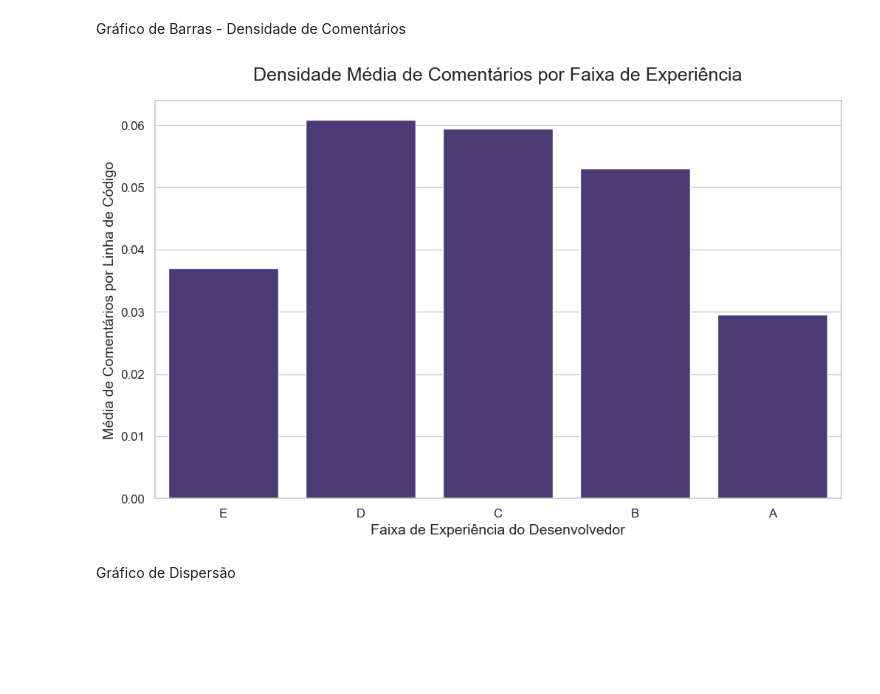
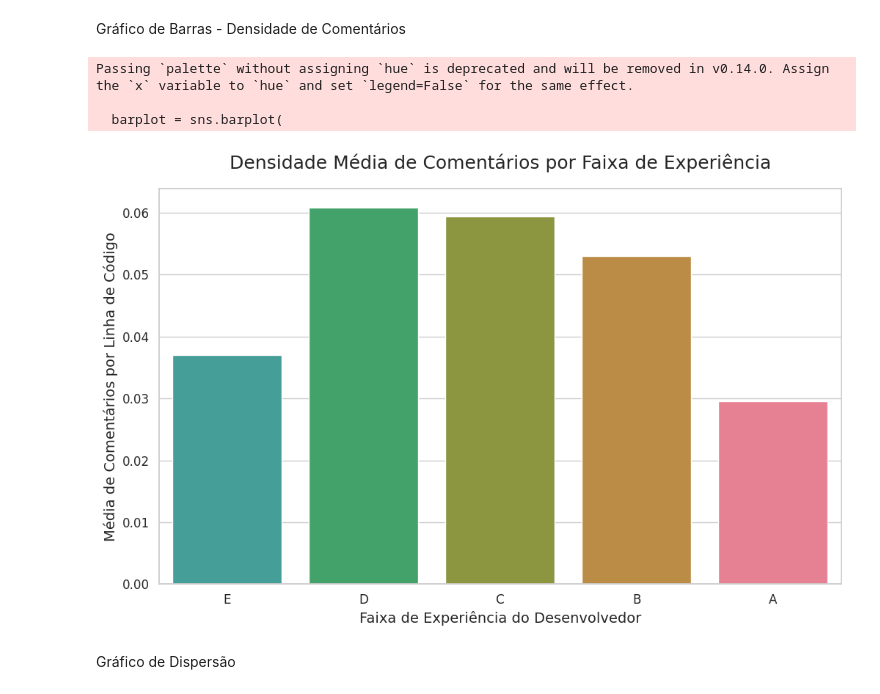
Before and after one commit to GusMedeiros/versionamento-analise-dados, a Jupyter notebook: ideia_3.ipynb, the cells around one changed output. Drawn from its saved outputs; the diff is of its cells as text; code cells hidden in the pictures; blank space fills up the shorter version.

Commit message:
ideias com paleta padronizada

```diff
--- a/ideia_3.ipynb
+++ b/ideia_3.ipynb
@@ -180,20 +177,37 @@ Métricas médias de Qualidade e Revisão por Faixa de Experiência:
 # %% [markdown]
 Gráfico de Barras - Densidade de Comentários
 # %%
-# Célula 5: Gráfico de Barras
+import seaborn as sns
+import matplotlib.pyplot as plt
 
-sns.set(style="whitegrid", palette="viridis", font_scale=1.1)
+# --- DEFINIÇÃO DA PALETA CONSISTENTE ---
+# Colocamos a definição aqui para que a célula seja autossuficiente.
+ordem_faixas_original = ['A', 'B', 'C', 'D', 'E']
+cores_husl = sns.color_palette("husl", 8)
+faixas_originais = ['A', 'B', 'C', 'D', 'E']
+paleta_consistente = dict(zip(faixas_originais, cores_husl))
+# ----------------------------------------
+
+# Define o estilo global, mas sem a paleta, que será definida no próprio gráfico.
+sns.set(style="whitegrid", font_scale=1.1)
 plt.figure(figsize=(12, 7))
 
+# Cria o gráfico de barras
 barplot = sns.barplot(
     x=media_por_faixa.index,
-    y=media_por_faixa['densidade_comentarios']
+    y=media_por_faixa['densidade_comentarios'],
+    palette=paleta_consistente,  # <<< ALTERAÇÃO 1: Usa a paleta correta.
+    order=['E', 'D', 'C', 'B', 'A']   # <<< ALTERAÇÃO 2: Garante a ordem das barras.
 )
+
 plt.title('Densidade Média de Comentários por Faixa de Experiência', fontsize=18, pad=20)
 plt.xlabel('Faixa de Experiência do Desenvolvedor', fontsize=14)
 plt.ylabel('Média de Comentários por Linha de Código', fontsize=14)
 plt.show()
 # %% [output]
+Passing `palette` without assigning `hue` is deprecated and will be removed in v0.14.0. Assign the `x` variable to `hue` and set `legend=False` for the same effect.
+
+  barplot = sns.barplot(
-[figure, old version]
+[figure, new version]
 # %% [markdown]
 Gráfico de Dispersão
```
Also changed, not shown: parts of 5 cells of this notebook, 11 other files.
